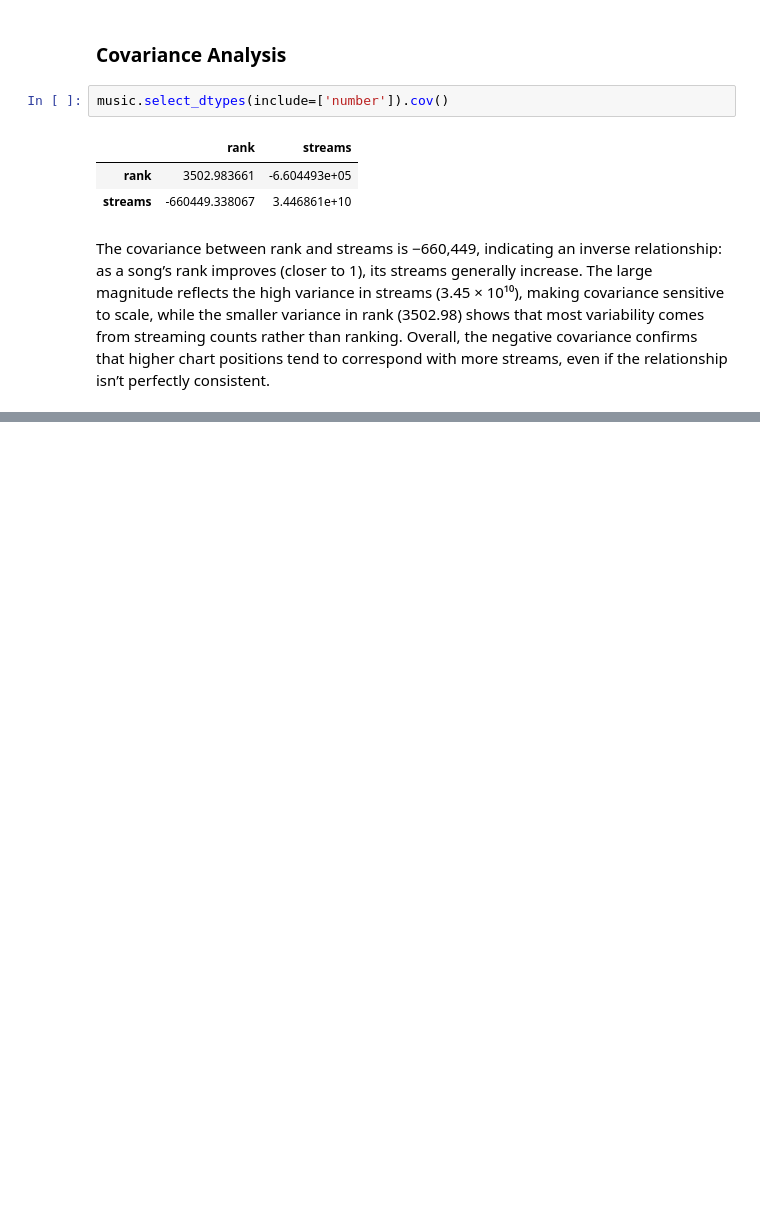
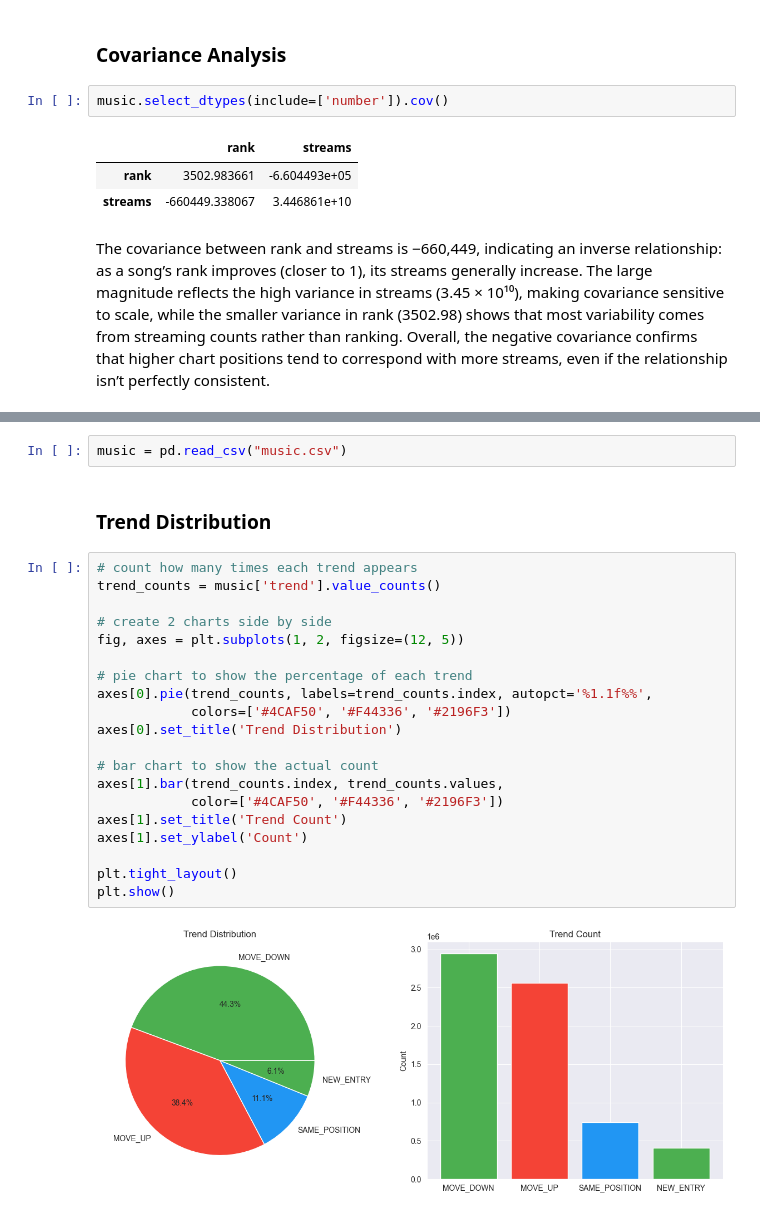
Before and after one commit to NastyaGolovina/Music_Recommendations_Dashboard, a Jupyter notebook: main_notebook.ipynb, the cells around one changed output, grey strips where cells are left out. Saved outputs shown, nothing was run; the diff lists cells and outputs as text; blank space fills up the shorter version.

Commit message:
trend analysis ( trend distribution - pie chart, bar chart), avg streams by trend, trend by region, by year.. with bar chart, horizontal bar chart, grouped bar chart

```diff
--- a/main_notebook.ipynb
+++ b/main_notebook.ipynb
@@ -493,0 +241,26 @@ The covariance between rank and streams is −660,449, indicating an inverse rel
+# %%
+music = pd.read_csv("music.csv")
+# %% [markdown]
+### Trend Distribution
+# %%
+# count how many times each trend appears
+trend_counts = music['trend'].value_counts()
+
+# create 2 charts side by side
+fig, axes = plt.subplots(1, 2, figsize=(12, 5))
+
+# pie chart to show the percentage of each trend
+axes[0].pie(trend_counts, labels=trend_counts.index, autopct='%1.1f%%',
+            colors=['#4CAF50', '#F44336', '#2196F3'])
+axes[0].set_title('Trend Distribution')
+
+# bar chart to show the actual count
+axes[1].bar(trend_counts.index, trend_counts.values,
+            color=['#4CAF50', '#F44336', '#2196F3'])
+axes[1].set_title('Trend Count')
+axes[1].set_ylabel('Count')
+
+plt.tight_layout()
+plt.show()
+# %% [output]
+[figure, added]
```
Also changed, not shown: parts of 64 cells of this notebook.
